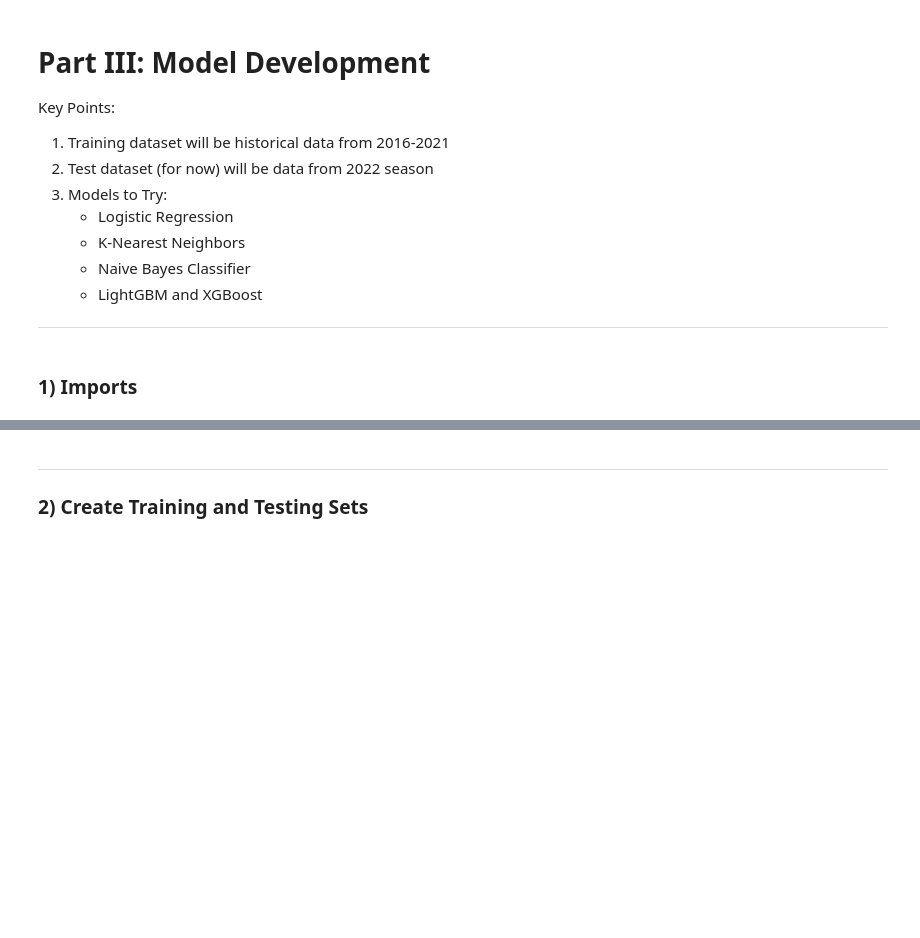
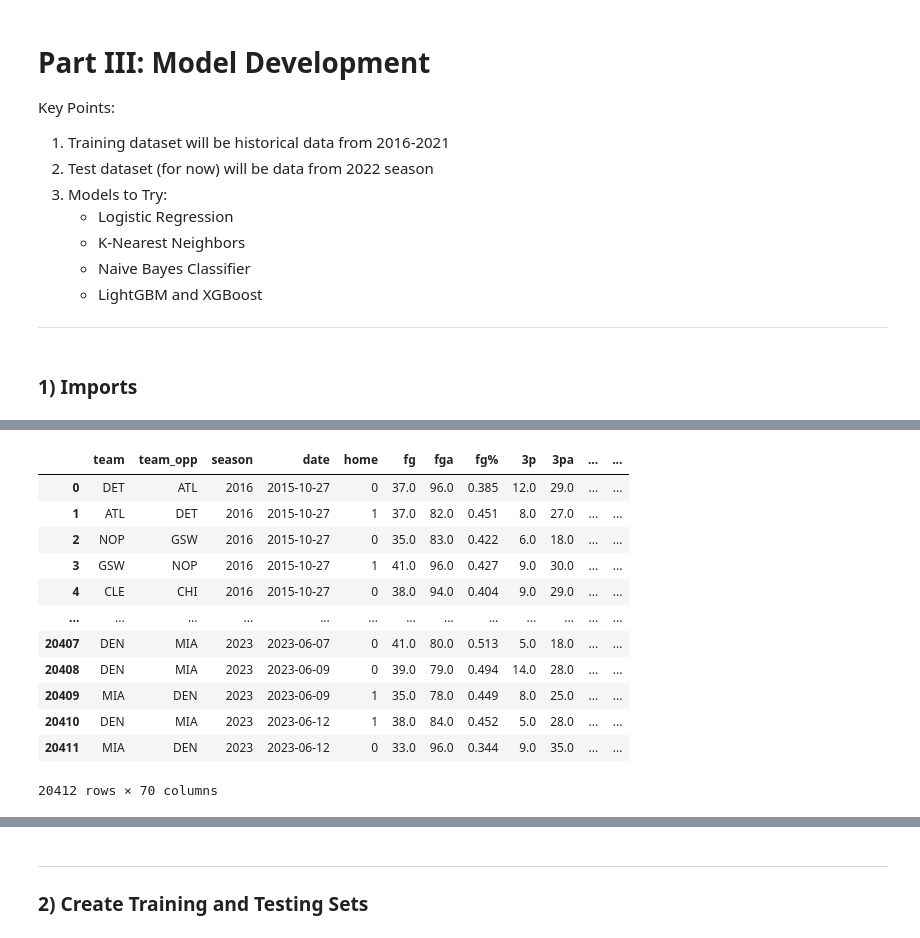
Before and after one commit to hpc325/DATA-440-Final-Project, a Jupyter notebook: src_files/IV_v3_model_development.ipynb, the cells around one changed output, grey strips where cells are left out. Saved outputs shown, nothing was run; the diff lists cells and outputs as text; code cells hidden in the pictures; blank space fills up the shorter version.

```diff
--- a/src_files/IV_v3_model_development.ipynb
+++ b/src_files/IV_v3_model_development.ipynb
@@ -71,3 +63,19 @@ warnings.filterwarnings('ignore')
 # %%
 # Load Cleaned Data produced from Notebook II
 nba_clean_data = pd.read_csv('../data/cleaned_nba_data.csv')
+# %%
+nba_clean_data
+# %% [output]
+|  | team | team_opp | season | date | home | fg | fga | fg% | 3p | 3pa | ... | ... |
+| 0 | DET | ATL | 2016 | 2015-10-27 | 0 | 37.0 | 96.0 | 0.385 | 12.0 | 29.0 | ... | ... |
+| 1 | ATL | DET | 2016 | 2015-10-27 | 1 | 37.0 | 82.0 | 0.451 | 8.0 | 27.0 | ... | ... |
+| 2 | NOP | GSW | 2016 | 2015-10-27 | 0 | 35.0 | 83.0 | 0.422 | 6.0 | 18.0 | ... | ... |
+| 3 | GSW | NOP | 2016 | 2015-10-27 | 1 | 41.0 | 96.0 | 0.427 | 9.0 | 30.0 | ... | ... |
+| 4 | CLE | CHI | 2016 | 2015-10-27 | 0 | 38.0 | 94.0 | 0.404 | 9.0 | 29.0 | ... | ... |
+| ... | ... | ... | ... | ... | ... | ... | ... | ... | ... | ... | ... | ... |
+| 20407 | DEN | MIA | 2023 | 2023-06-07 | 0 | 41.0 | 80.0 | 0.513 | 5.0 | 18.0 | ... | ... |
+| 20408 | DEN | MIA | 2023 | 2023-06-09 | 0 | 39.0 | 79.0 | 0.494 | 14.0 | 28.0 | ... | ... |
+| 20409 | MIA | DEN | 2023 | 2023-06-09 | 1 | 35.0 | 78.0 | 0.449 | 8.0 | 25.0 | ... | ... |
+| 20410 | DEN | MIA | 2023 | 2023-06-12 | 1 | 38.0 | 84.0 | 0.452 | 5.0 | 28.0 | ... | ... |
+| 20411 | MIA | DEN | 2023 | 2023-06-12 | 0 | 33.0 | 96.0 | 0.344 | 9.0 | 35.0 | ... | ... |
+20412 rows × 70 columns
```
Also changed, not shown: parts of 6 cells of this notebook.
